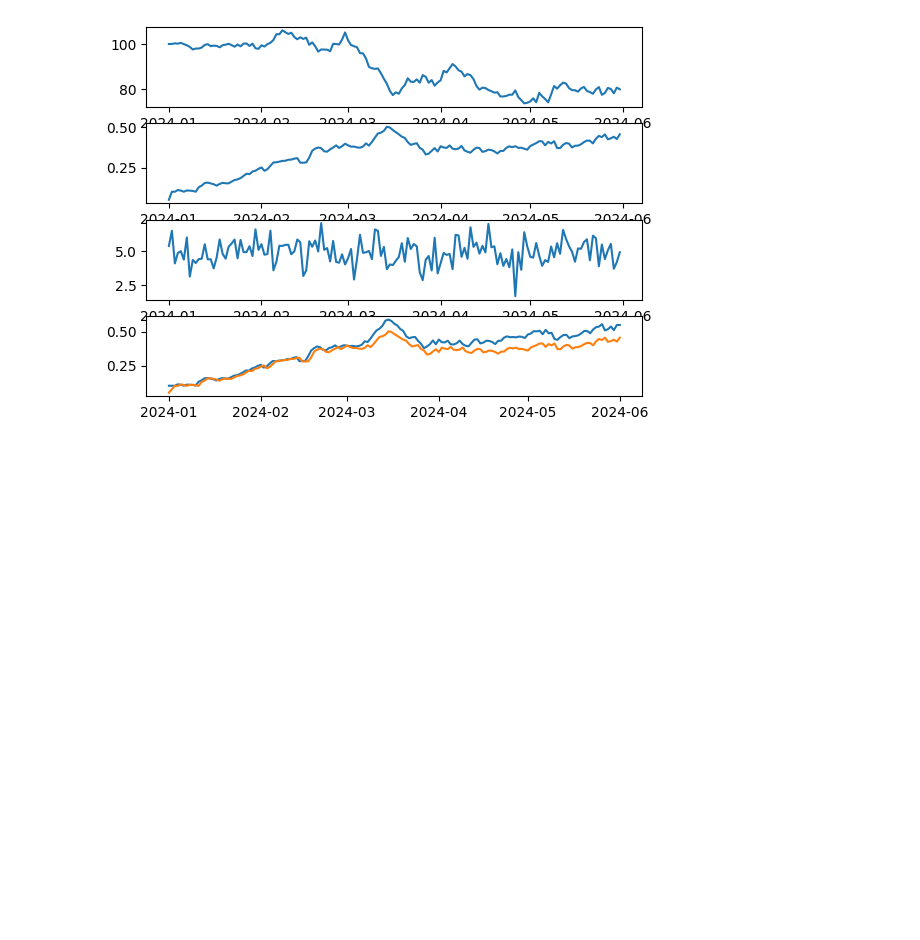
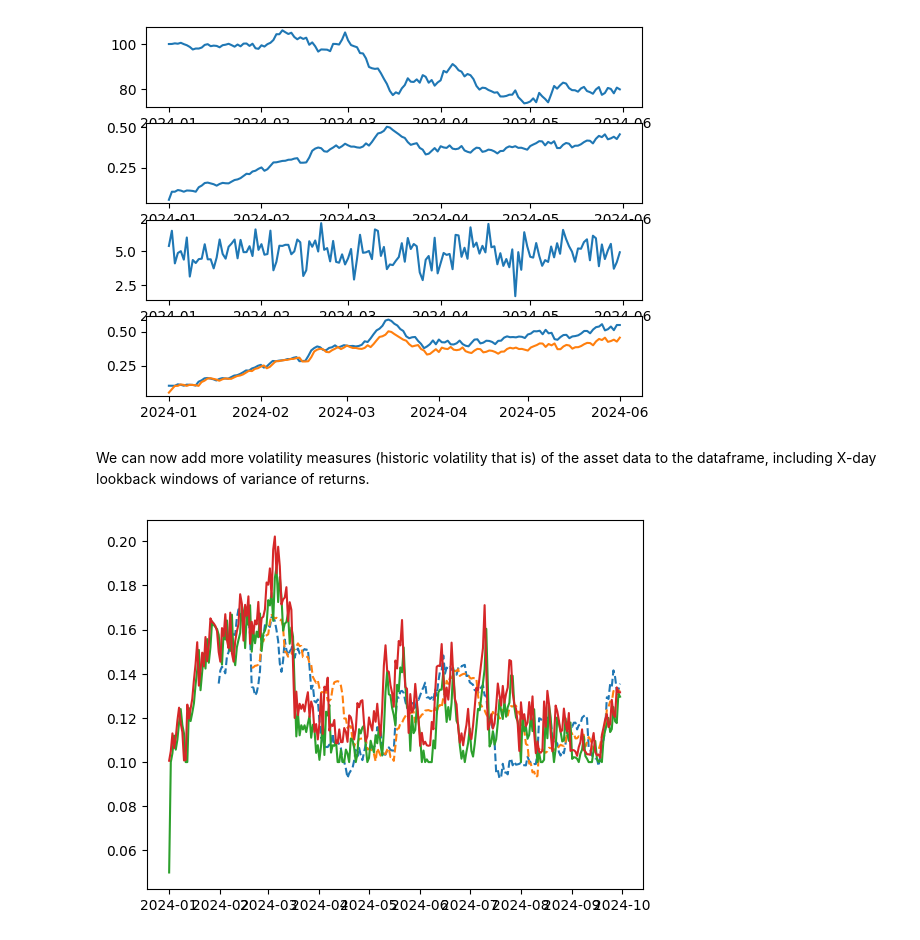
Before and after one commit to tobiasocula/ML-for-finance, a Jupyter notebook: ivSystems/iv_vs_hv.ipynb, the cells around one changed output. Saved outputs shown, nothing was run; the diff lists cells and outputs as text; code cells hidden in the pictures; blank space fills up the shorter version.

Commit message:
added lookback hv calculations

```diff
--- a/ivSystems/iv_vs_hv.ipynb
+++ b/ivSystems/iv_vs_hv.ipynb
@@ -269,7 +273,7 @@ def option_data_sim(
                 iv_alpha=0.5
                 ):
 
-    dpv = fluct_volatility_gbm_with_vol(start_time=snapshot_start, end_time=snapshot_end, dt_date=snapshot_dt, dt=dt)
+    dpv = heston(start_time=snapshot_start, end_time=snapshot_end, dt_date=snapshot_dt, dt=dt)
 
     snapshot_time = snapshot_start
 
@@ -300,8 +304,7 @@ def option_data_sim(
             (pr, asset_price, spr, (expdate-snapshot_time).days/365, r, q)
             for pr, spr in zip(prices, strike_prices)
         ]
-        # with Pool(N_SUBPROCESSES) as pool:
-        #     ivs = pool.starmap(implied_vol_call, args)
+
         ivs = [implied_vol_call(*ai) for ai in args]
 
         moneynesses = strike_prices / asset_price
@@ -405,8 +410,9 @@ def option_data_sim(
 # %%
 asset_data, options = option_data_sim(
     snapshot_start=datetime(2024, 1, 1),
-    snapshot_end=datetime(2024, 6, 1),
+    snapshot_end=datetime(2024, 10, 1),
     snapshot_dt=timedelta(days=1),
+    exp_dates=[datetime(2025, 1, 1)]
 )
 
 fig, ax = plt.subplots(4)
@@ -416,7 +422,6 @@ hvs = []
 dates = []
 
 for t in options:
-    print('time:', t["time"])
     e = t["data"][0]
     expdate = e["expdate"]
     c = e["table"]
@@ -451,3 +456,19 @@ time: 2024-05-30 00:00:00
 time: 2024-05-31 00:00:00
 time: 2024-06-01 00:00:00
 [figure]
+# %% [markdown]
+We can now add more volatility measures (historic volatility that is) of the asset data to the dataframe, including X-day lookback windows of variance of returns.
+# %%
+asset_data["logreturns"] = np.log(asset_data["Price"] / asset_data["Price"].shift(1))
+asset_data["w30_std"] = asset_data["logreturns"].rolling(30).std() * np.sqrt(365)
+asset_data["w50_std"] = asset_data["logreturns"].rolling(50).std() * np.sqrt(365)
+
+fig, ax = plt.subplots()
+ax.plot(asset_data.index, asset_data["w30_std"], "--")
+ax.plot(asset_data.index, asset_data["w50_std"], "--")
+ax.plot(asset_data.index, hvs)
+ax.plot(asset_data.index, ivs)
+
+plt.show()
+# %% [output]
+[figure, added]
```
Also changed, not shown: parts of 6 cells of this notebook.
